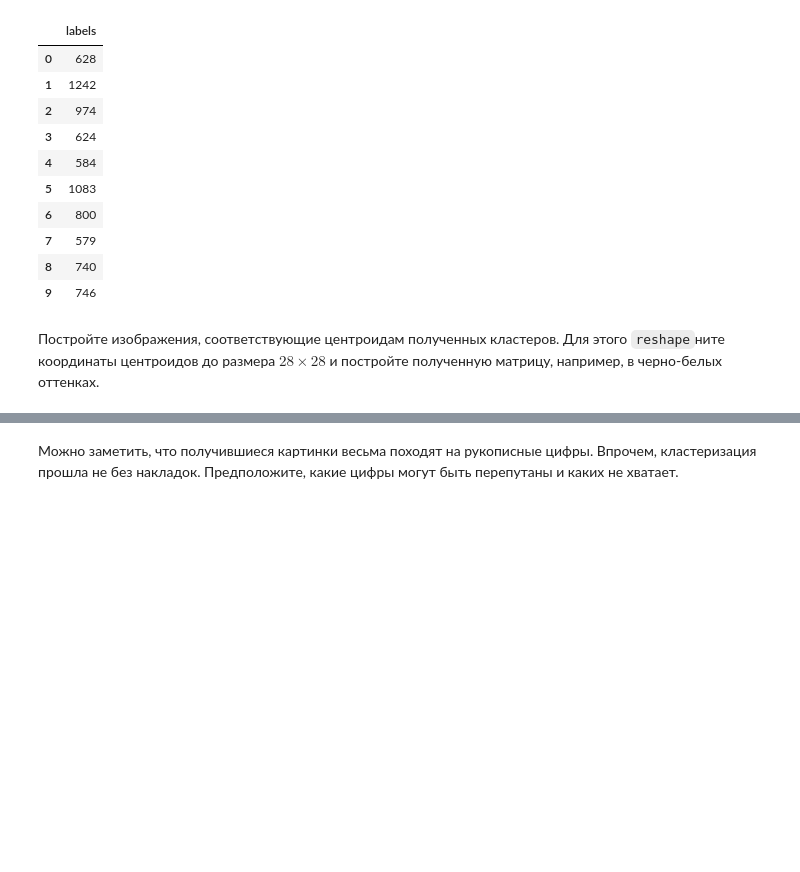
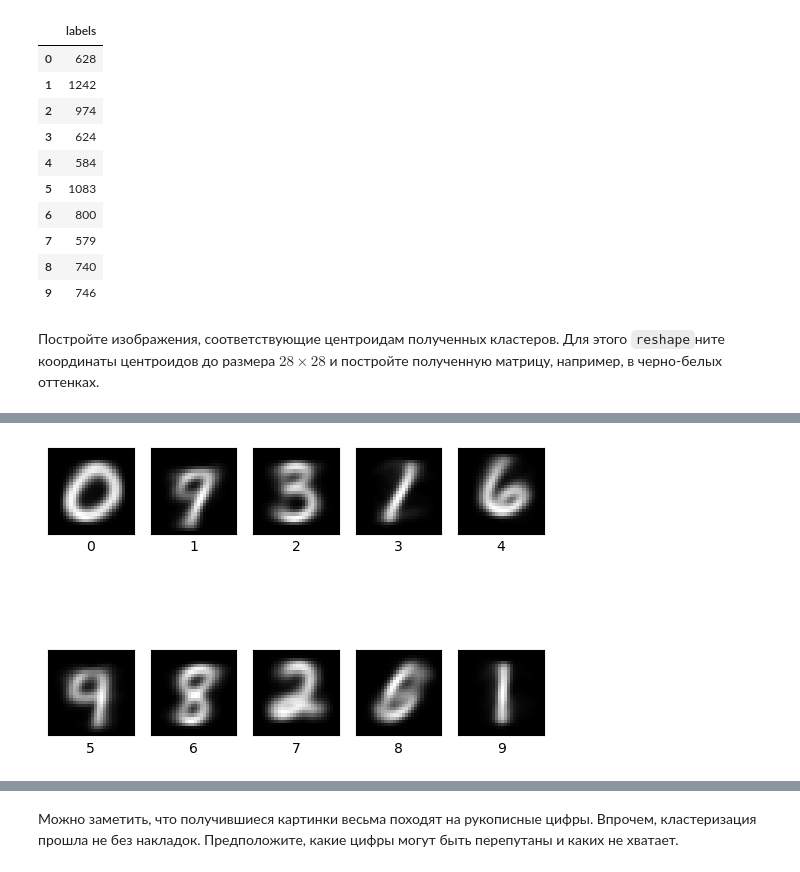
Before and after one commit to EugenePWN/Education, a Jupyter notebook: ML/clustering.ipynb, the cells around one changed output, grey strips where cells are left out. Drawn from its saved outputs; the diff is of its cells as text; code cells hidden in the pictures; blank space fills up the shorter version.

Commit message:
upd: clustering

```diff
--- a/ML/clustering.ipynb
+++ b/ML/clustering.ipynb
@@ -81,0 +96,4 @@ df
+# %%
+X_res = pd.DataFrame(X_train)
+X_res['label'] = clusters
+X_res.groupby('label')[0].count()
@@ -81,0 +113,10 @@ df
+# %%
+centr = X_res.groupby('label').mean()
+
+fig, ax = plt.subplots(2, 5)
+for i, axi in enumerate(ax.flat):
+    axi.imshow(centr.iloc[i].to_numpy().reshape(28, 28), cmap='gray')
+    axi.set(xticks=[], yticks=[])
+    axi.set_xlabel(centr.iloc[i].name, color='black')
+# %% [output]
+[figure, added]
```
Also changed, not shown: parts of 17 cells of this notebook.
